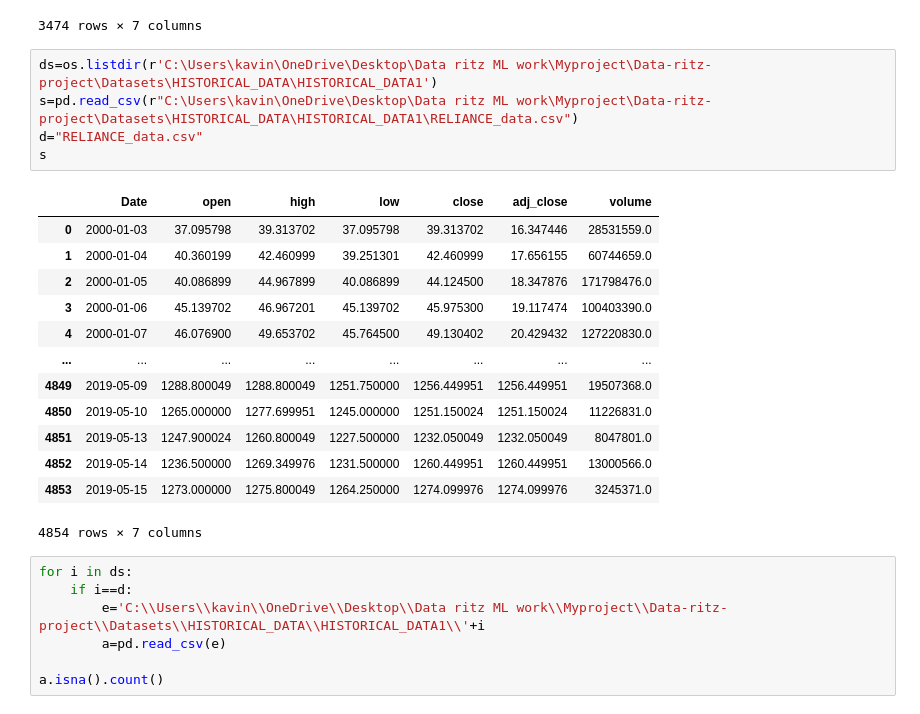
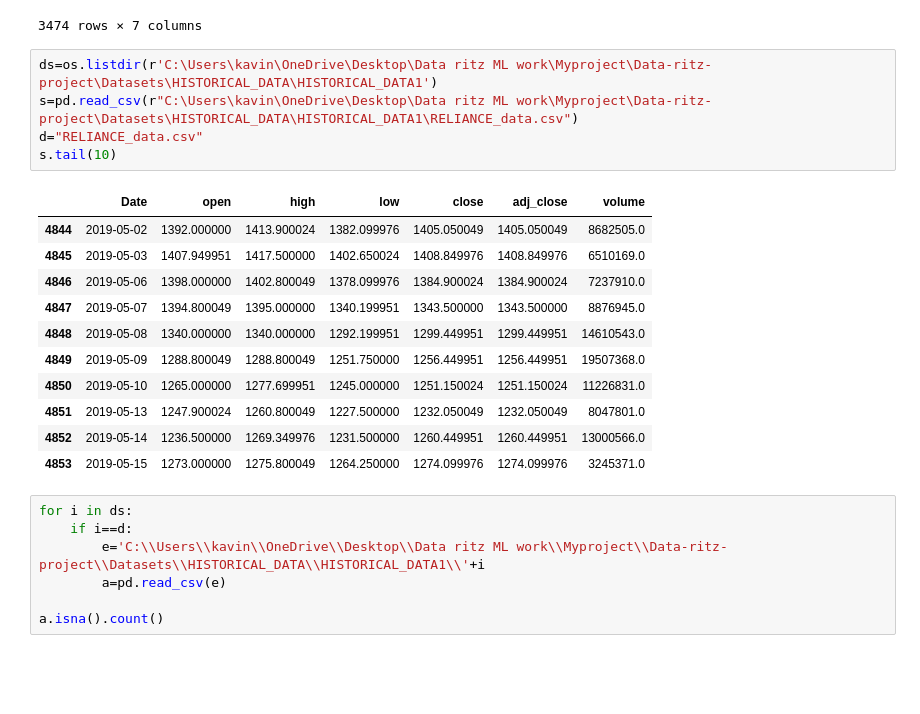
Before and after one commit to kavinsingh28/Data-ritz-project, a Jupyter notebook: Assignment/MyRoughMLDataritzwork.ipynb, the cells around one changed output. Saved outputs shown, nothing was run; the diff lists cells and outputs as text; blank space fills up the shorter version.

```diff
--- a/Assignment/MyRoughMLDataritzwork.ipynb
+++ b/Assignment/MyRoughMLDataritzwork.ipynb
@@ -717,22 +717,20 @@ KeyError: 'm'
 # %%
 ds=os.listdir(r'C:\Users\kavin\OneDrive\Desktop\Data ritz ML work\Myproject\Data-ritz-project\Datasets\HISTORICAL_DATA\HISTORICAL_DATA1')
 s=pd.read_csv(r"C:\Users\kavin\OneDrive\Desktop\Data ritz ML work\Myproject\Data-ritz-project\Datasets\HISTORICAL_DATA\HISTORICAL_DATA1\RELIANCE_data.csv")
 d="RELIANCE_data.csv"
-s
+s.tail(10)
 # %% [output]
 |  | Date | open | high | low | close | adj_close | volume |
-| 0 | 2000-01-03 | 37.095798 | 39.313702 | 37.095798 | 39.313702 | 16.347446 | 28531559.0 |
-| 1 | 2000-01-04 | 40.360199 | 42.460999 | 39.251301 | 42.460999 | 17.656155 | 60744659.0 |
-| 2 | 2000-01-05 | 40.086899 | 44.967899 | 40.086899 | 44.124500 | 18.347876 | 171798476.0 |
-| 3 | 2000-01-06 | 45.139702 | 46.967201 | 45.139702 | 45.975300 | 19.117474 | 100403390.0 |
-| 4 | 2000-01-07 | 46.076900 | 49.653702 | 45.764500 | 49.130402 | 20.429432 | 127220830.0 |
-| ... | ... | ... | ... | ... | ... | ... | ... |
+| 4844 | 2019-05-02 | 1392.000000 | 1413.900024 | 1382.099976 | 1405.050049 | 1405.050049 | 8682505.0 |
+| 4845 | 2019-05-03 | 1407.949951 | 1417.500000 | 1402.650024 | 1408.849976 | 1408.849976 | 6510169.0 |
+| 4846 | 2019-05-06 | 1398.000000 | 1402.800049 | 1378.099976 | 1384.900024 | 1384.900024 | 7237910.0 |
+| 4847 | 2019-05-07 | 1394.800049 | 1395.000000 | 1340.199951 | 1343.500000 | 1343.500000 | 8876945.0 |
+| 4848 | 2019-05-08 | 1340.000000 | 1340.000000 | 1292.199951 | 1299.449951 | 1299.449951 | 14610543.0 |
 | 4849 | 2019-05-09 | 1288.800049 | 1288.800049 | 1251.750000 | 1256.449951 | 1256.449951 | 19507368.0 |
 | 4850 | 2019-05-10 | 1265.000000 | 1277.699951 | 1245.000000 | 1251.150024 | 1251.150024 | 11226831.0 |
 | 4851 | 2019-05-13 | 1247.900024 | 1260.800049 | 1227.500000 | 1232.050049 | 1232.050049 | 8047801.0 |
 | 4852 | 2019-05-14 | 1236.500000 | 1269.349976 | 1231.500000 | 1260.449951 | 1260.449951 | 13000566.0 |
 | 4853 | 2019-05-15 | 1273.000000 | 1275.800049 | 1264.250000 | 1274.099976 | 1274.099976 | 3245371.0 |
-4854 rows × 7 columns
 # %%
 for i in ds:
     if i==d:
```
Also changed, not shown: parts of 10 cells of this notebook, 4 other files.
